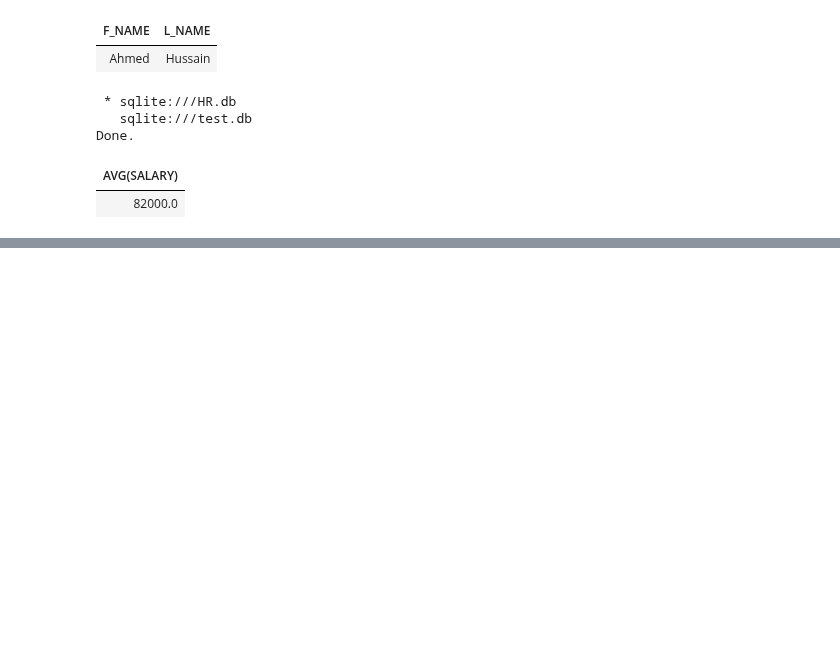
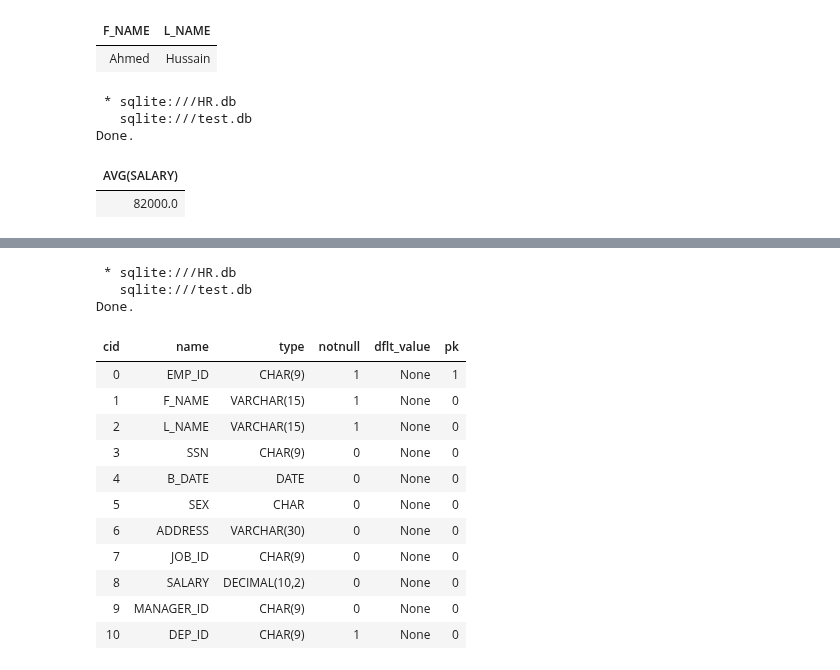
Before and after one commit to Immortal-Pi/IBMdatascience, a Jupyter notebook: Sql/SubQuery&Nested.ipynb, the cells around one changed output, grey strips where cells are left out. Drawn from its saved outputs; the diff is of its cells as text; code cells hidden in the pictures; blank space fills up the shorter version.

```diff
--- a/Sql/SubQuery&Nested.ipynb
+++ b/Sql/SubQuery&Nested.ipynb
@@ -137,0 +138,19 @@ Done.
+# %%
+%%sql
+PRAGMA table_info(employees);
+# %% [output]
+ * sqlite:///HR.db
+   sqlite:///test.db
+Done.
+| cid | name | type | notnull | dflt_value | pk |
+| 0 | EMP_ID | CHAR(9) | 1 | None | 1 |
+| 1 | F_NAME | VARCHAR(15) | 1 | None | 0 |
+| 2 | L_NAME | VARCHAR(15) | 1 | None | 0 |
+| 3 | SSN | CHAR(9) | 0 | None | 0 |
+| 4 | B_DATE | DATE | 0 | None | 0 |
+| 5 | SEX | CHAR | 0 | None | 0 |
+| 6 | ADDRESS | VARCHAR(30) | 0 | None | 0 |
+| 7 | JOB_ID | CHAR(9) | 0 | None | 0 |
+| 8 | SALARY | DECIMAL(10,2) | 0 | None | 0 |
+| 9 | MANAGER_ID | CHAR(9) | 0 | None | 0 |
+| 10 | DEP_ID | CHAR(9) | 1 | None | 0 |
```
Also changed, not shown: parts of 12 cells of this notebook.
